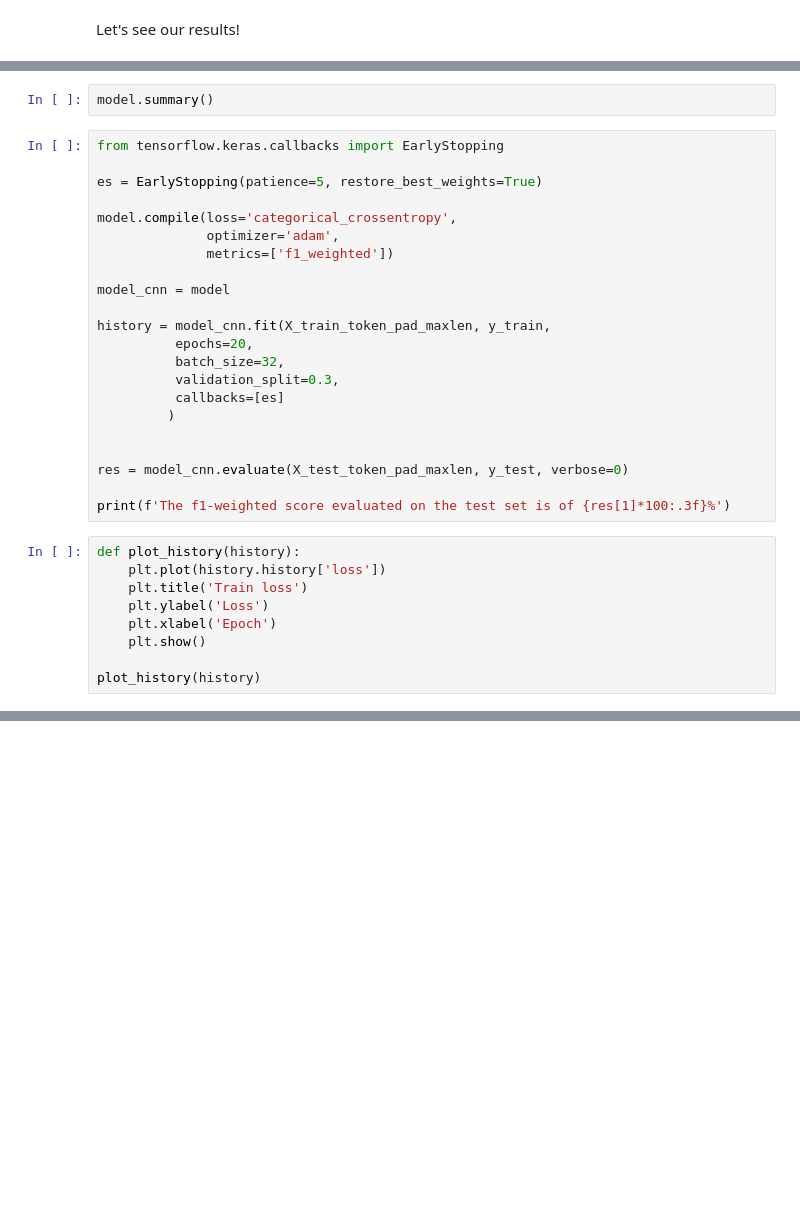
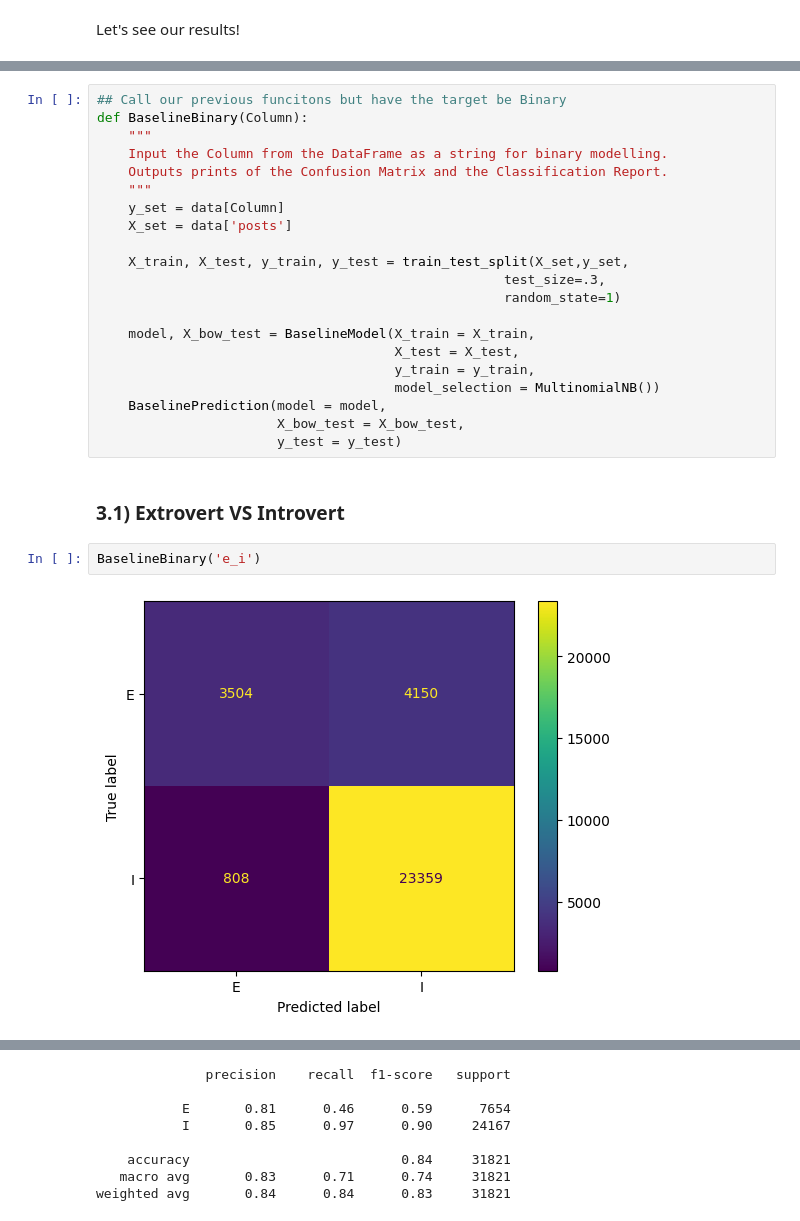
Before and after one commit to MattCarland/post2personality, a Jupyter notebook: baseline-model.ipynb, the cells around one changed output, grey strips where cells are left out. Drawn from its saved outputs; the diff is of its cells as text; blank space fills up the shorter version.

```diff
--- a/baseline-model.ipynb
+++ b/baseline-model.ipynb
@@ -222,33 +170,27 @@ model.add(layers.Dense(16, activation='sigmoid'))
-# %%
-model.summary()
-# %%
-from tensorflow.keras.callbacks import EarlyStopping
-
-es = EarlyStopping(patience=5, restore_best_weights=True)
-
-model.compile(loss='categorical_crossentropy',
-              optimizer='adam',
-              metrics=['f1_weighted'])
-
-model_cnn = model
-
-history = model_cnn.fit(X_train_token_pad_maxlen, y_train,
-          epochs=20,
-          batch_size=32,
-          validation_split=0.3,
-          callbacks=[es]
-         )
-
-
-res = model_cnn.evaluate(X_test_token_pad_maxlen, y_test, verbose=0)
-
-print(f'The f1-weighted score evaluated on the test set is of {res[1]*100:.3f}%')
-# %%
-def plot_history(history):
-    plt.plot(history.history['loss'])
-    plt.title('Train loss')
-    plt.ylabel('Loss')
-    plt.xlabel('Epoch')
-    plt.show()
-
-plot_history(history)
+# %%
+## Call our previous funcitons but have the target be Binary
+def BaselineBinary(Column):
+    """
+    Input the Column from the DataFrame as a string for binary modelling.
+    Outputs prints of the Confusion Matrix and the Classification Report.
+    """
+    y_set = data[Column]
+    X_set = data['posts']
+
+    X_train, X_test, y_train, y_test = train_test_split(X_set,y_set,
+                                                    test_size=.3,
+                                                    random_state=1)
+
+    model, X_bow_test = BaselineModel(X_train = X_train,
+                                      X_test = X_test,
+                                      y_train = y_train,
+                                      model_selection = MultinomialNB())
+    BaselinePrediction(model = model,
+                       X_bow_test = X_bow_test,
+                       y_test = y_test)
+# %% [markdown]
+### 3.1) Extrovert VS Introvert
+# %%
+BaselineBinary('e_i')
+# %% [output]
+[figure, added]
@@ -254,0 +198,8 @@ plot_history(history)
+              precision    recall  f1-score   support
+
+           E       0.81      0.46      0.59      7654
+           I       0.85      0.97      0.90     24167
+
+    accuracy                           0.84     31821
+   macro avg       0.83      0.71      0.74     31821
+weighted avg       0.84      0.84      0.83     31821
```
Also changed, not shown: parts of 31 cells of this notebook.
